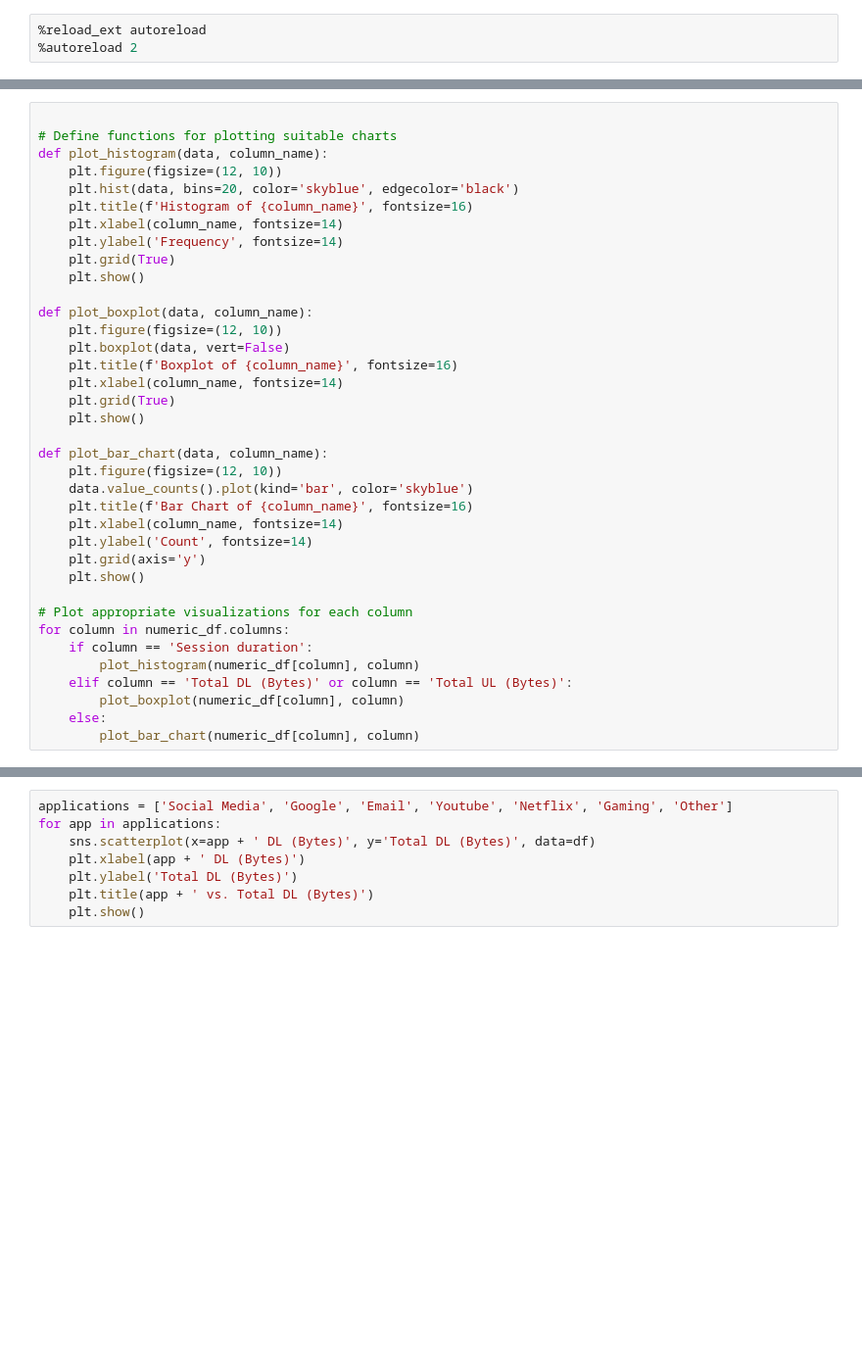
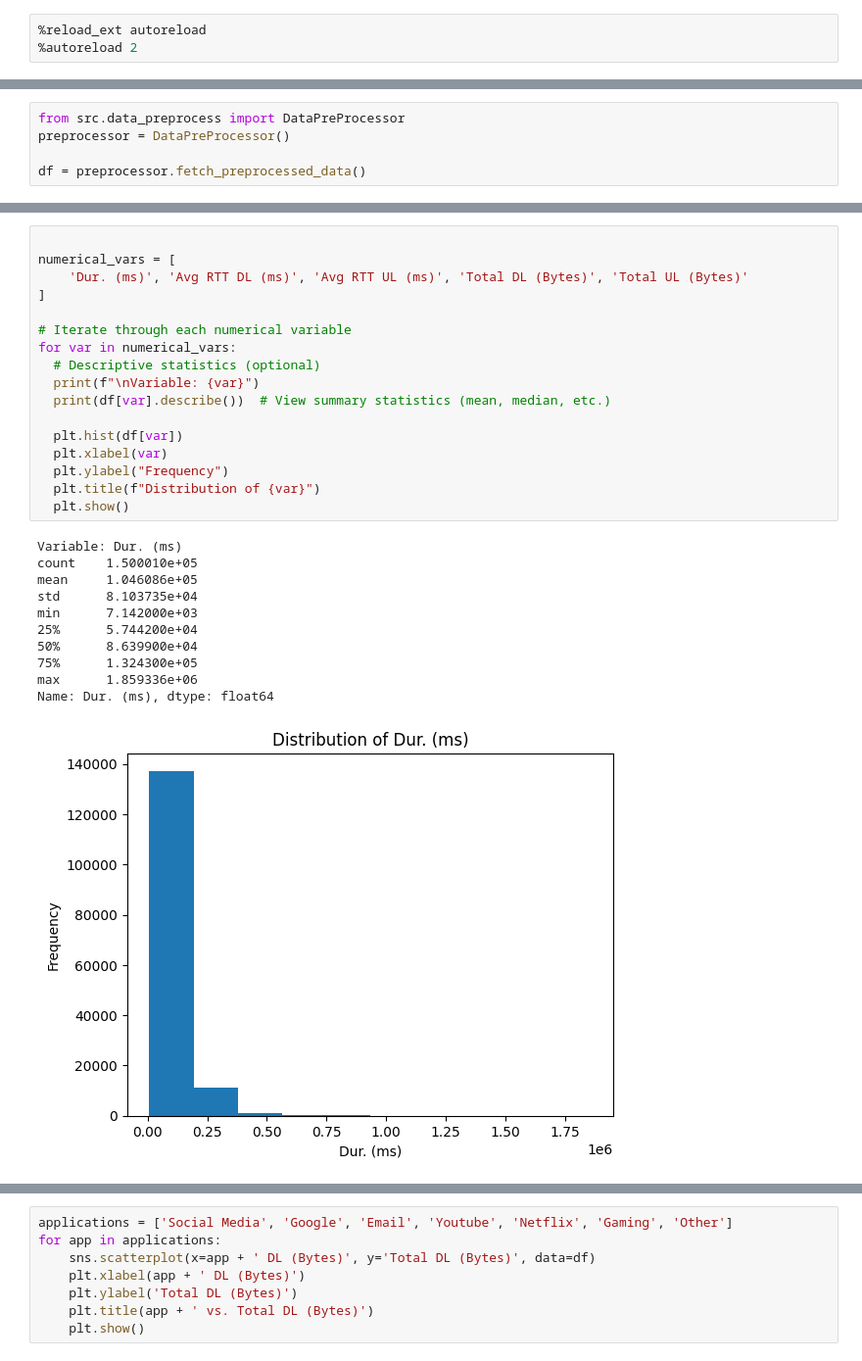
Before and after one commit to mistir-nigusse/Telecom_data_analysis_10Academy_week_1, a Jupyter notebook: notebooks/user_overview_analysis.ipynb, the cells around one changed output, grey strips where cells are left out. Shown at 98% size. Saved outputs shown, nothing was run; the diff lists cells and outputs as text; blank space fills up the shorter version.

```diff
--- a/notebooks/user_overview_analysis.ipynb
+++ b/notebooks/user_overview_analysis.ipynb
@@ -120 +14,6 @@ Index(['Bearer Id', 'Start', 'Start ms', 'End', 'End ms', 'Dur. (ms)', 'IMSI',
+# %%
+from src.data_preprocess import DataPreProcessor
+preprocessor = DataPreProcessor()
+
+df = preprocessor.fetch_preprocessed_data()
 # %%
@@ -255,37 +185,29 @@ Series([], dtype: float64)
-# %%
-
-# Define functions for plotting suitable charts
-def plot_histogram(data, column_name):
-    plt.figure(figsize=(12, 10))
-    plt.hist(data, bins=20, color='skyblue', edgecolor='black')
-    plt.title(f'Histogram of {column_name}', fontsize=16)
-    plt.xlabel(column_name, fontsize=14)
-    plt.ylabel('Frequency', fontsize=14)
-    plt.grid(True)
-    plt.show()
-
-def plot_boxplot(data, column_name):
-    plt.figure(figsize=(12, 10))
-    plt.boxplot(data, vert=False)
-    plt.title(f'Boxplot of {column_name}', fontsize=16)
-    plt.xlabel(column_name, fontsize=14)
-    plt.grid(True)
-    plt.show()
-
-def plot_bar_chart(data, column_name):
-    plt.figure(figsize=(12, 10))
-    data.value_counts().plot(kind='bar', color='skyblue')
-    plt.title(f'Bar Chart of {column_name}', fontsize=16)
-    plt.xlabel(column_name, fontsize=14)
-    plt.ylabel('Count', fontsize=14)
-    plt.grid(axis='y')
-    plt.show()
-
-# Plot appropriate visualizations for each column
-for column in numeric_df.columns:
-    if column == 'Session duration':
-        plot_histogram(numeric_df[column], column)
-    elif column == 'Total DL (Bytes)' or column == 'Total UL (Bytes)':
-        plot_boxplot(numeric_df[column], column)
-    else:
-        plot_bar_chart(numeric_df[column], column)
+# %%
+
+numerical_vars = [
+    'Dur. (ms)', 'Avg RTT DL (ms)', 'Avg RTT UL (ms)', 'Total DL (Bytes)', 'Total UL (Bytes)'
+]
+
+# Iterate through each numerical variable
+for var in numerical_vars:
+  # Descriptive statistics (optional)
+  print(f"\nVariable: {var}")
+  print(df[var].describe())  # View summary statistics (mean, median, etc.)
+
+  plt.hist(df[var])
+  plt.xlabel(var)
+  plt.ylabel("Frequency")
+  plt.title(f"Distribution of {var}")
+  plt.show()
+# %% [output]
+Variable: Dur. (ms)
+count    1.500010e+05
+mean     1.046086e+05
+std      8.103735e+04
+min      7.142000e+03
+25%      5.744200e+04
+50%      8.639900e+04
+75%      1.324300e+05
+max      1.859336e+06
+Name: Dur. (ms), dtype: float64
+[figure, added]
```
Also changed, not shown: parts of 18 cells of this notebook, 7 other files.
